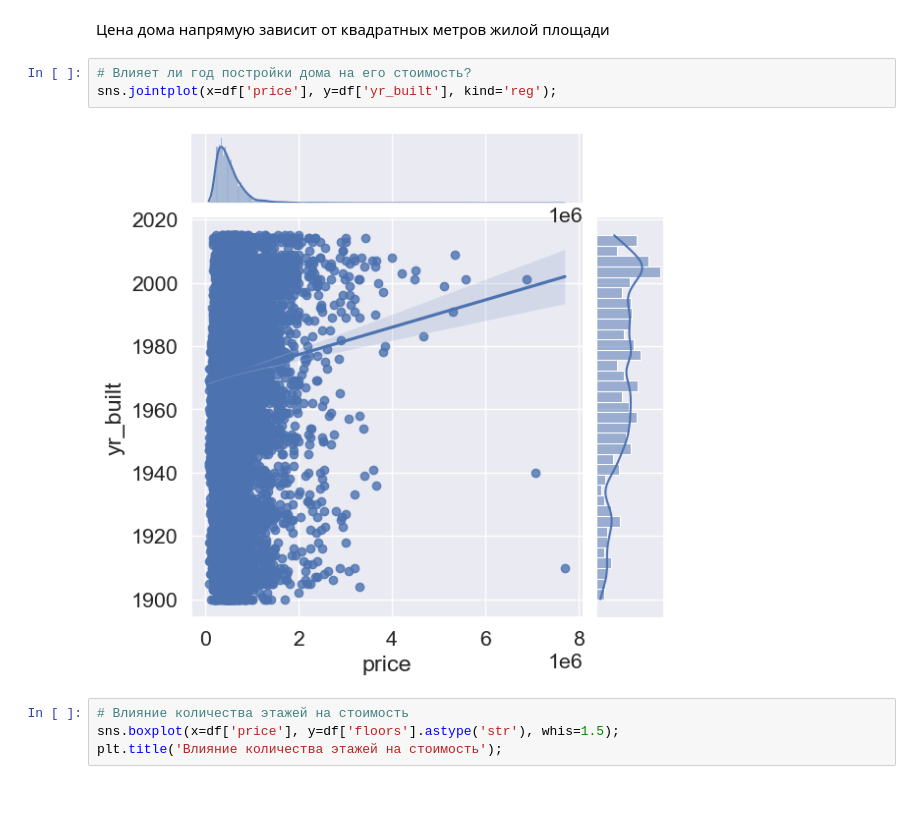
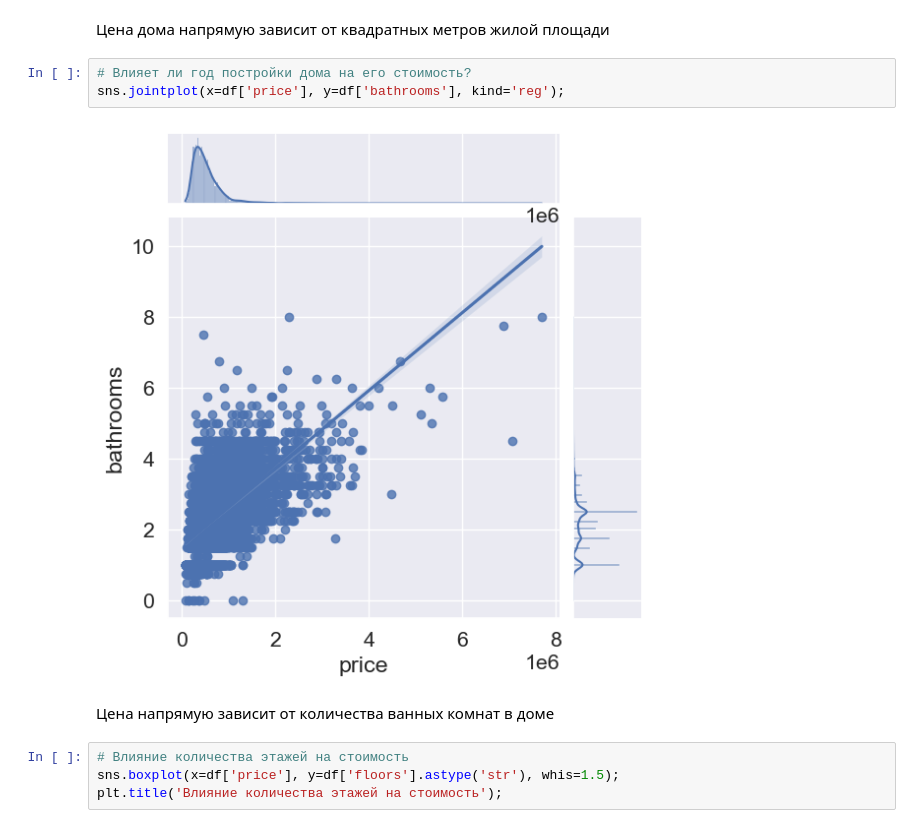
Before and after one commit to MaryVecherik/Python-analyst-seminars-and-homework, a Jupyter notebook: seminar4/homework.ipynb, the cells around one changed output. Saved outputs shown, nothing was run; the diff lists cells and outputs as text; blank space fills up the shorter version.

```diff
--- a/seminar4/homework.ipynb
+++ b/seminar4/homework.ipynb
@@ -175,9 +175,11 @@ sns.jointplot(x=df['price'], y=df['sqft_living'], kind='reg');
 Цена дома напрямую зависит от квадратных метров жилой площади
 # %%
 # Влияет ли год постройки дома на его стоимость?
-sns.jointplot(x=df['price'], y=df['yr_built'], kind='reg');
+sns.jointplot(x=df['price'], y=df['bathrooms'], kind='reg');
 # %% [output]
-[figure, old version]
+[figure, new version]
+# %% [markdown]
+Цена напрямую зависит от количества ванных комнат в доме
 # %%
 # Влияние количества этажей на стоимость
 sns.boxplot(x=df['price'], y=df['floors'].astype('str'), whis=1.5);
```
